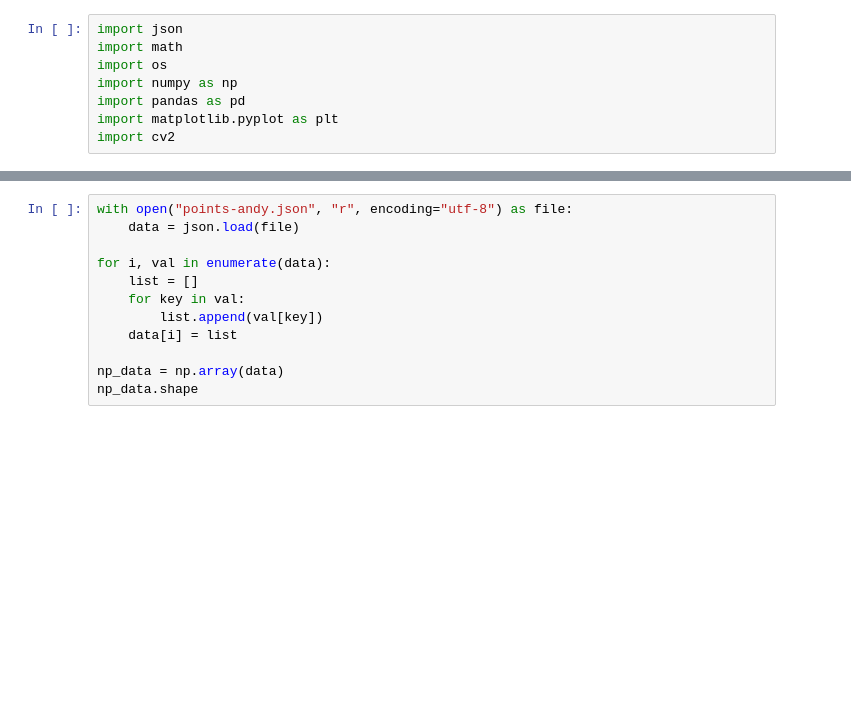
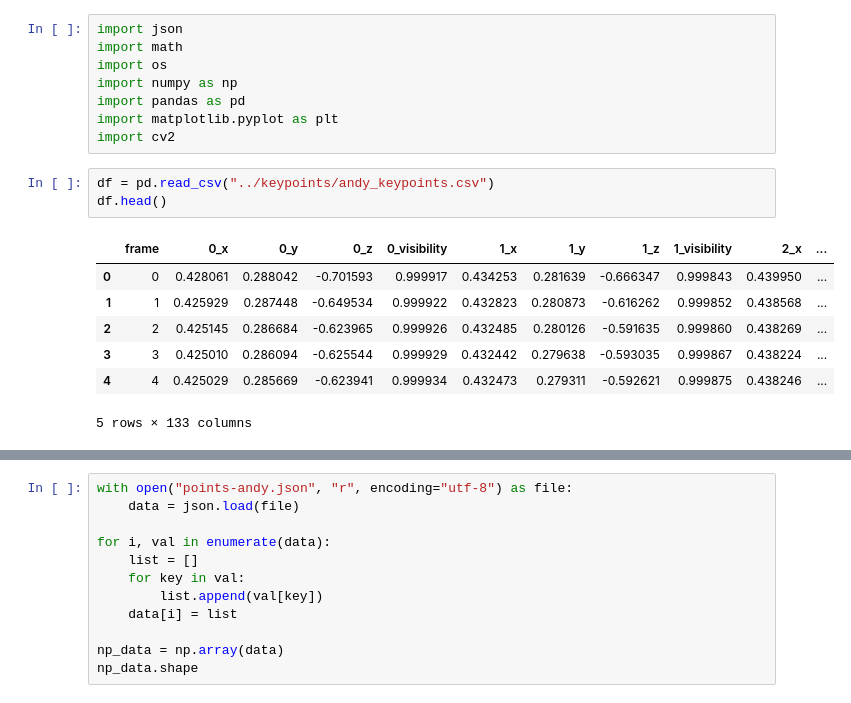
Before and after one commit to morganroux/functionalAI, a Jupyter notebook: playground/playground.ipynb, the cells around one changed output, grey strips where cells are left out. Saved outputs shown, nothing was run; the diff lists cells and outputs as text; blank space fills up the shorter version.

```diff
--- a/playground/playground.ipynb
+++ b/playground/playground.ipynb
@@ -6,3 +6,14 @@ import numpy as np
 import pandas as pd
 import matplotlib.pyplot as plt
 import cv2
+# %%
+df = pd.read_csv("../keypoints/andy_keypoints.csv")
+df.head()
+# %% [output]
+|  | frame | 0_x | 0_y | 0_z | 0_visibility | 1_x | 1_y | 1_z | 1_visibility | 2_x | ... |
+| 0 | 0 | 0.428061 | 0.288042 | -0.701593 | 0.999917 | 0.434253 | 0.281639 | -0.666347 | 0.999843 | 0.439950 | ... |
+| 1 | 1 | 0.425929 | 0.287448 | -0.649534 | 0.999922 | 0.432823 | 0.280873 | -0.616262 | 0.999852 | 0.438568 | ... |
+| 2 | 2 | 0.425145 | 0.286684 | -0.623965 | 0.999926 | 0.432485 | 0.280126 | -0.591635 | 0.999860 | 0.438269 | ... |
+| 3 | 3 | 0.425010 | 0.286094 | -0.625544 | 0.999929 | 0.432442 | 0.279638 | -0.593035 | 0.999867 | 0.438224 | ... |
+| 4 | 4 | 0.425029 | 0.285669 | -0.623941 | 0.999934 | 0.432473 | 0.279311 | -0.592621 | 0.999875 | 0.438246 | ... |
+5 rows × 133 columns
```
Also changed, not shown: parts of 2 cells of this notebook, 3 other files.
